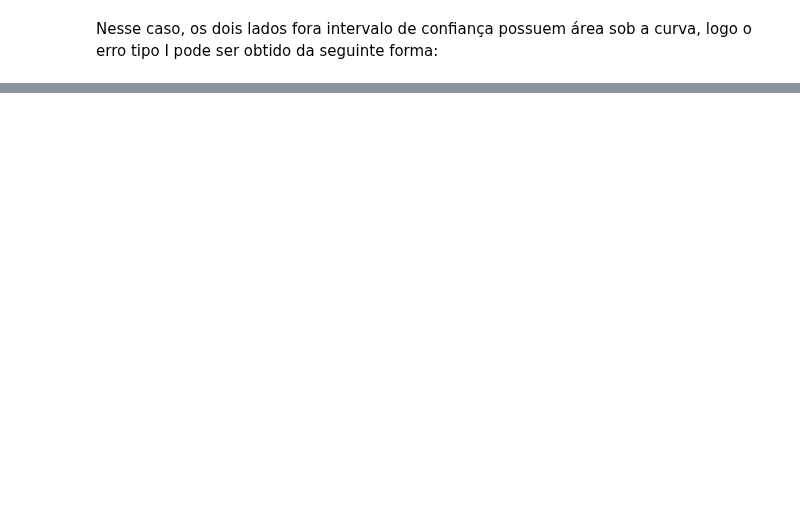
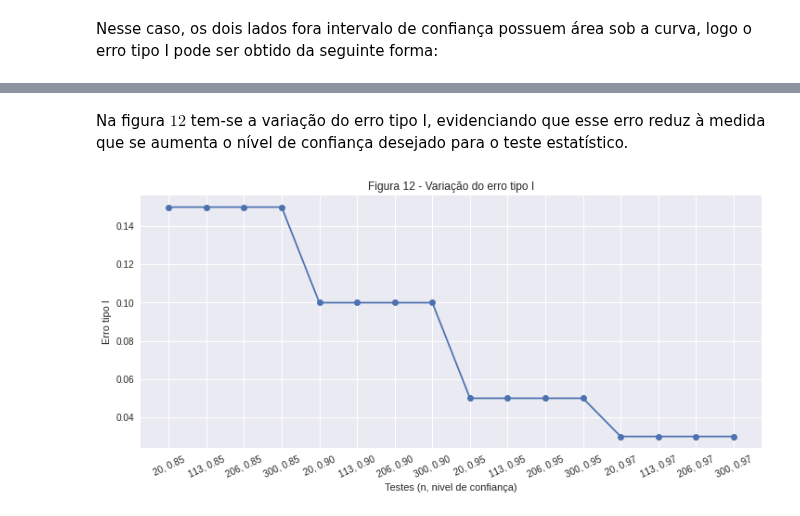
Before and after one commit to ifribeiro/TEI-EstApl, a Jupyter notebook: EPC8.ipynb, the cells around one changed output, grey strips where cells are left out. Drawn from its saved outputs; the diff is of its cells as text; code cells hidden in the pictures; blank space fills up the shorter version.

```diff
--- a/EPC8.ipynb
+++ b/EPC8.ipynb
@@ -679,0 +599,20 @@ pd.DataFrame(erros)
+# %%
+def testes(Ns, NC):
+    erros = {'n':[], 'nc':[], 'tipo_i':[], 'tipo_ii':[]}
+    for nc in NC:
+        for n1 in Ns:
+            a = 1 - nc
+            n2 = 1000-n1
+            inicio_dados = X_4[:n1]
+            restante_dados = X_4[n1:]
+            m1, m2 = [inicio_dados.mean(), restante_dados.mean()]
+            s1, s2 = [inicio_dados.var(ddof=1), restante_dados.var(ddof=1)]
+            eii = erro_II(a, m1, m2, s1, s2, n1, n2, 0)
+            ci_ = CI(m1, m2, s1, s2, n1, n2, a)
+            stdiff = std_diff(s1, s2, n1, n2)
+            ei = erro_I(ci_, m1-m2, stdiff)
+            erros['tipo_i'].append(ei)
+            erros['tipo_ii'].append(eii)
+            erros['n'].append(n1)
+            erros['nc'].append(nc)
+    return erros
@@ -679,0 +621,3 @@ pd.DataFrame(erros)
+# %%
+Ns = np.linspace(20,300,4, dtype='int')
+erros = testes(Ns, [0.85, 0.90, 0.95, 0.97])
@@ -679,0 +626,3 @@ pd.DataFrame(erros)
+# %%
+dferros = pd.DataFrame(erros)
+dferros
@@ -679,0 +647,20 @@ pd.DataFrame(erros)
+# %%
+# identificação do eixo x nas figuras
+labels_testes = [
+    '20, 0.85', '113, 0.85', '206, 0.85', '300, 0.85',
+    '20, 0.90', '113, 0.90', '206, 0.90', '300, 0.90',
+    '20, 0.95', '113, 0.95', '206, 0.95', '300, 0.95',
+    '20, 0.97', '113, 0.97', '206, 0.97', '300, 0.97'
+    ]
+# %% [markdown]
+Na figura $12$ tem-se a variação do erro tipo I, evidenciando que esse erro reduz à medida que se aumenta o nível de confiança desejado para o teste estatístico.
+# %%
+fig, ax = plt.subplots(figsize=(12,5))
+dferros['tipo_i'].plot(ax=ax, marker='o')
+ax.set_xlabel("Testes (n, nivel de confiança)")
+ax.set_ylabel("Erro tipo I")
+ax.set_xticks(np.arange(0,16,1))
+ax.set_xticklabels(labels_testes, rotation=25)
+plt.title("Figura 12 - Variação do erro tipo I");
+# %% [output]
+[figure, added]
```
Also changed, not shown: parts of 42 cells of this notebook.
